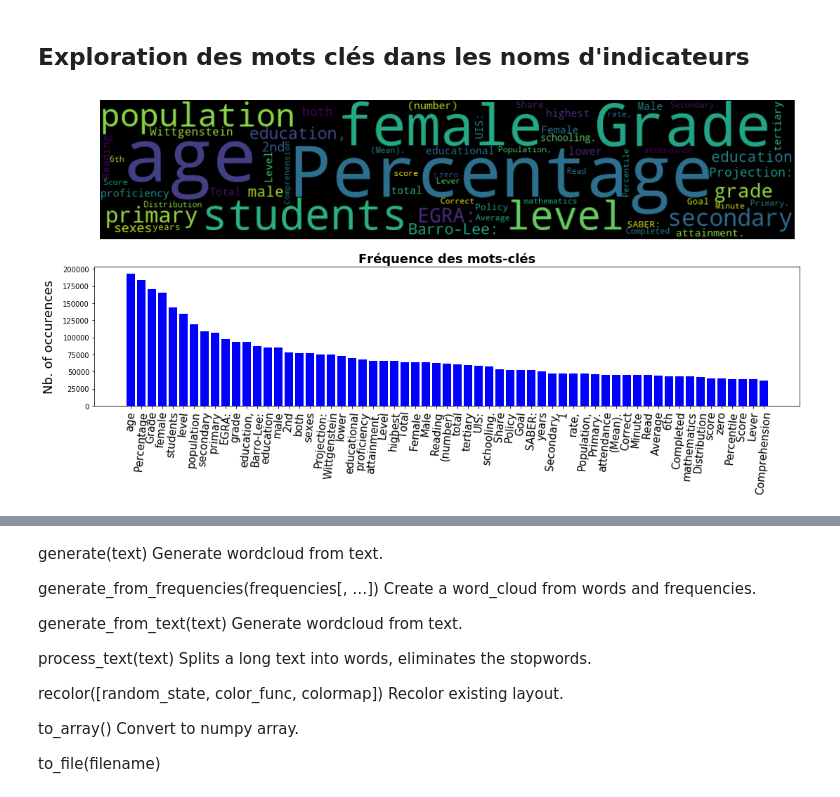
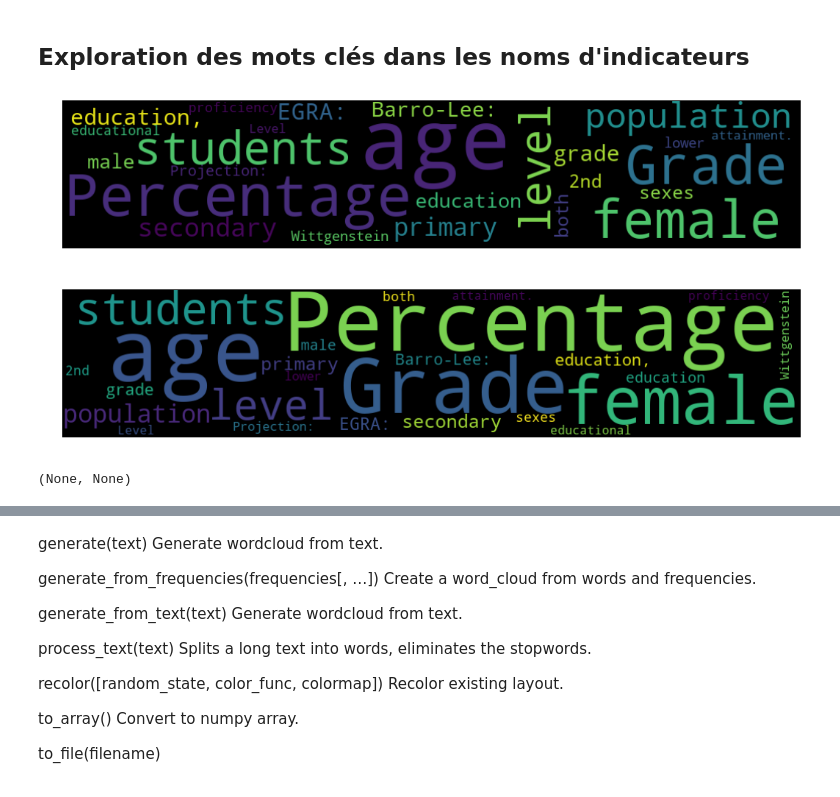
Before and after one commit to SmellyArmure/OC_DS_Project2, a Jupyter notebook: NOTEBOOK/P2-DataSystEd.ipynb, the cells around one changed output, grey strips where cells are left out. Drawn from its saved outputs; the diff is of its cells as text; code cells hidden in the pictures.

```diff
--- a/NOTEBOOK/P2-DataSystEd.ipynb
+++ b/NOTEBOOK/P2-DataSystEd.ipynb
@@ -404,23 +479,0 @@ def enum_mots_cmpt(li_phrases, nb):
-# %%
-def filt_dict(dic_t, li_pop):
-    dic = dic_t
-    [dic.pop(w) for w in li_pop if w in words]
-    return dic
-
-list_pop = ["in", "of", "a", "and", "Per", "by", "the", "with", "to", "from",\
-            "for", "who", "on", "are"] # liste des mots non considérés
-
-tab_indic = data["Indicator Name"] # tableau des noms complets de toutes les entrées de "Data"
-# tableau des noms complets de toutes les entrées UNIQUES de "Data"
-#tab_indic = data["Indicator Name"].unique()
-words_occ = enum_mots_cmpt(tab_indic, 70) # comptage des n mots les plus fréquents + nbe
-# division en 2 listes distinctes
-words = [words_occ[i][0] for i in range(len(words_occ))]
-occs = [words_occ[i][1] for i in range(len(words_occ))]
-# création en remplissage du dictionnaire
-dic_occs = dict()
-for i in range(len(words_occ)):
-    dic_occs[words[i]]=occs[i]
-# filtrage les mots indésirables
-#occ_sup = [dic_occs.pop(w) for w in list_pop if w in words] # filtre les mots indésirables
-dic_occs = filt_dict(dic_occs,list_pop)
@@ -436,26 +485,39 @@ def random_color_func(word=None, font_size=None, position=None, orientation=None
     return "hsl({}, {}%, {}%)".format(h, s, l)
 tone = 10.0 # define the color of the words
 
-#def nuageMots(dic_occs):
-# UPPER PANEL: WORDCLOUD
-fig = plt.figure(1, figsize=(18,8))
-ax1 = fig.add_subplot(2,1,1)
-wordcloud = WordCloud(width=1000,height=200, background_color='black', max_words=1628,\
+def nuageMots(dic_occs): # prend un dictionnaire {"mot" : nbe occurences}
+    fig = plt.figure(figsize=(18,8))
+    wordcloud = WordCloud(width=1000,height=200, background_color='black', max_words=1628,\
                       relative_scaling=1, color_func = None, normalize_plurals=False)
-wordcloud.generate_from_frequencies(dic_occs)
-ax1.imshow(wordcloud, interpolation="bilinear")
-ax1.axis('off')
+    wordcloud.generate_from_frequencies(dic_occs)
+    plt.imshow(wordcloud, interpolation="bilinear")
+    plt.axis('off')
+    plt.show()
 
-# LOWER PANEL: HISTOGRAM
-x = tab_occs[0] # range(len(tab_occs[0]))
-y = tab_occs[1].astype(int)
-x_label = tab_occs[0] #
-ax2 = fig.add_subplot(2,1,2)
-ax2.bar(x, y, align = 'center', color='b')
-plt.xticks(x, x_label, rotation=85, fontsize = 15)
-#plt.yticks(fontsize = 15)
-plt.ylabel("Nb. of occurences", fontsize = 18, labelpad = 10)
-plt.title("Fréquence des mots-clés",color='k',fontsize = 18, fontweight = 'bold')
-plt.show()
+def histMots(dic_occs): # prend un dictionnaire {"mot" : nbe occurences}
+    fig = plt.figure(figsize=(18,4))
+    tab_occs = np.array([[k,int(v)] for k,v in dic_occs.items()]).T   # dictionnaire en tableau
+    x = tab_occs[0]
+    y = tab_occs[1].astype(int)
+    x_label = tab_occs[0]
+    ax = plt.bar(x, y, align = 'center', color='b')
+    plt.xticks(x, x_label, rotation=85, fontsize = 15)
+    plt.yticks(fontsize = 15)
+    plt.ylabel("Nb. of occurences", fontsize = 18, labelpad = 10)
+    plt.title("Fréquence des mots-clés",color='k',fontsize = 18, fontweight = 'bold')
+    plt.show() # affiche l'histogramme
-# %% [output]
-[figure, removed]
+# %%
+list_pop = ["in", "of", "a", "and", "Per", "by", "the", "with", "to", "from",\
+            "for", "who", "on", "are"] # liste des mots non considérés
+
+# génération dictionnaire effectif mots-clés
+dic_occs = enum_mots_cmpt(data["Indicator Name"], 30) # à parti des noms d'indicateurs dans "Data"
+dic_occs = filt_dict(dic_occs,list_pop) # filtrage des mots indésirables
+dic_occs2 = enum_mots_cmpt(data["Country Name"], 30) # à partir des indicateurs uniques
+dic_occs2 = filt_dict(dic_occs,list_pop) # filtrage des mots indésirables
+
+nuageMots(dic_occs), nuageMots(dic_occs2)
+# %% [output]
+[figure, added]
+[figure, added]
+(None, None)
```
Also changed, not shown: parts of 24 cells of this notebook, 3 other files.
